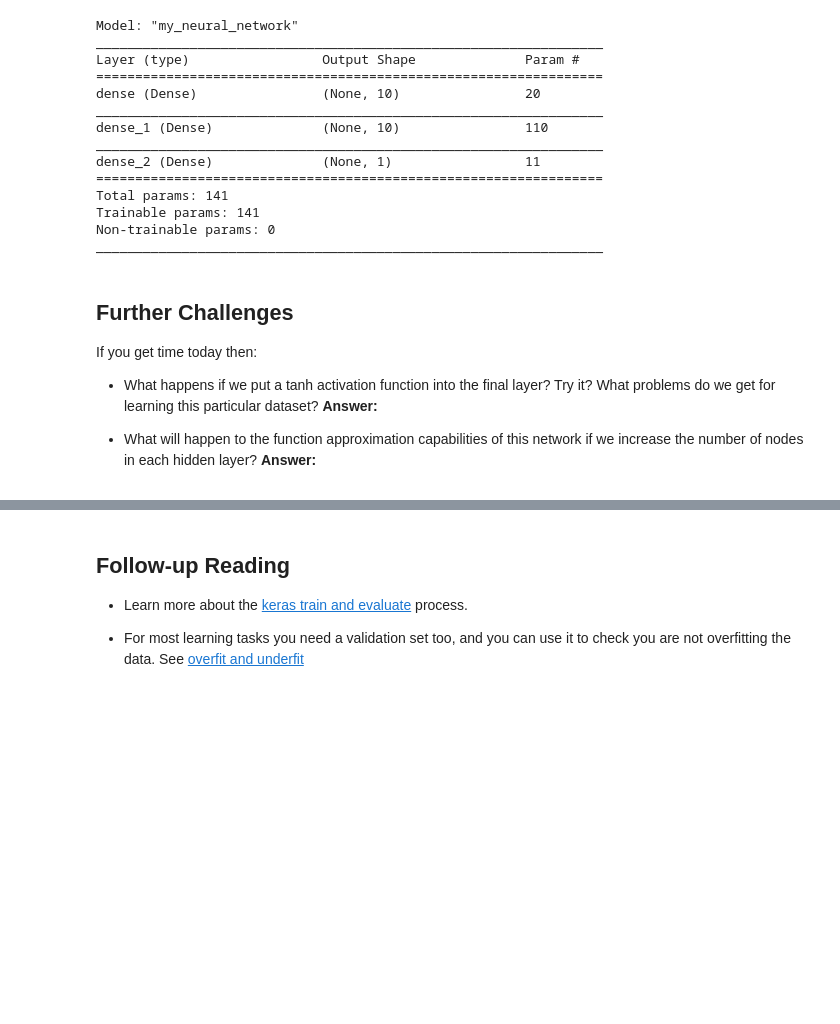
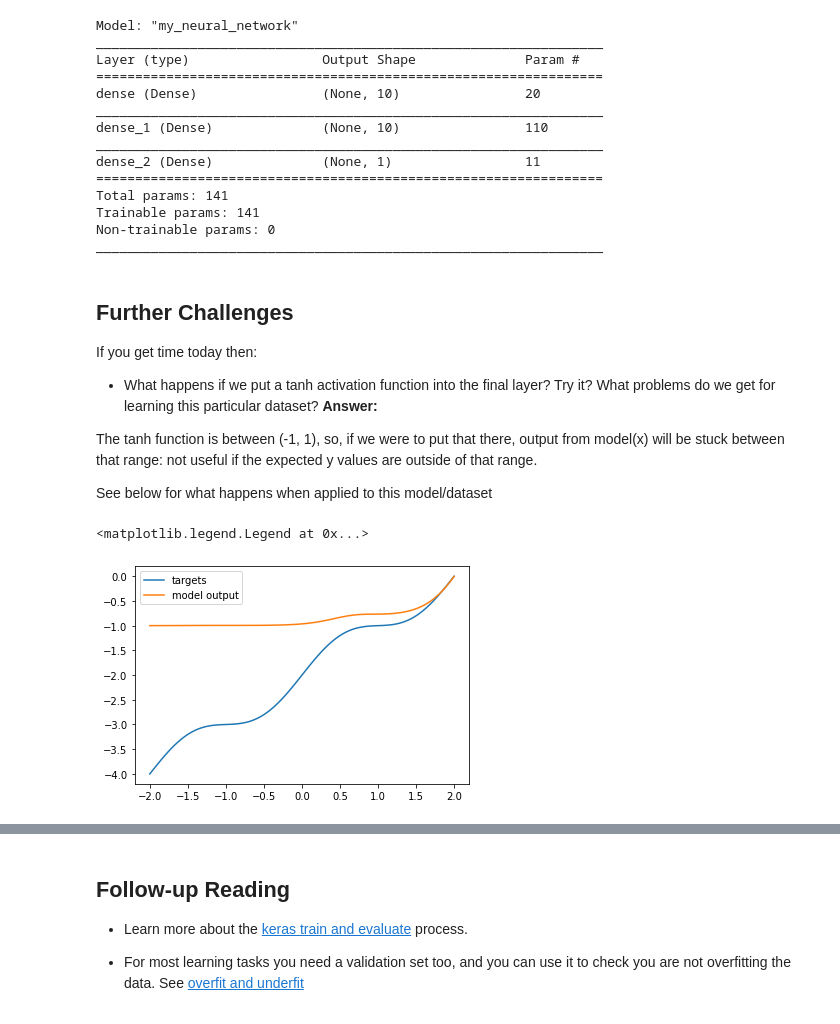
Before and after one commit to 11BelowStudio/ce811, a Jupyter notebook: lab2exercises/part2_IntroKerasFFNN.ipynb, the cells around one changed output, grey strips where cells are left out. Cells and saved outputs as stored; diff of their text form; code cells hidden in the pictures; blank space fills up the shorter version.

```diff
--- a/lab2exercises/part2_IntroKerasFFNN.ipynb
+++ b/lab2exercises/part2_IntroKerasFFNN.ipynb
@@ -348,7 +441,9 @@ INFO:tensorflow:Assets written to: saved_model/assets
 - We can then load it back at a later date with...
 # %%
-model2 = keras.models.load_model('saved_model') # just need to give it a folder name here.
+model2: keras.Model = keras.models.load_model('saved_model') # just need to give it a folder name here.
 model2.summary()
+
+# same structure, same summary, all weights are the ones we've learned.
 # %% [output]
 Model: "my_neural_network"
 _________________________________________________________________
@@ -369,6 +464,37 @@ _________________________________________________________________
 
 If you get time today then:
 
-- What happens if we put a tanh activation function into the final layer?  Try it?  What problems do we get for learning this particular dataset?  **Answer:**
+- What happens if we put a tanh activation function into the final layer?  Try it?
+  What problems do we get for learning this particular dataset?  **Answer:**
 
-- What will happen to the function approximation capabilities of this network if we increase the number of nodes in each hidden layer?  **Answer:**
+The tanh function is between (-1, 1), so, if we were to put that there, output from model(x) will
+be stuck between that range: not useful if the expected y values are outside of that range.
+
+See below for what happens when applied to this model/dataset
+# %%
+class TanhLayer(keras.layers.Layer):
+    """
+    A layer that just returns tanh(input)
+    """
+    def __init__(self, units=32, input_dim=32):
+        super(TanhLayer, self).__init__()
+
+    def call(self, inputs):
+        """
+        Just does tanh
+        :param inputs: inputs
+        :return: tf.tanh(inputs)
+        """
+        return tf.tanh(inputs)
+
+
+model3: keras.Model = keras.models.load_model('saved_model')
+
+model3.add(TanhLayer(1))
+
+plt.plot(x_train, y_train, label = "targets")
+plt.plot(x_train, model3(x_train).numpy(),label="model output")
+plt.legend()
+# %% [output]
+<matplotlib.legend.Legend at 0x...>
+[figure, added]
```
Also changed, not shown: parts of 33 cells of this notebook, 7 other files.
